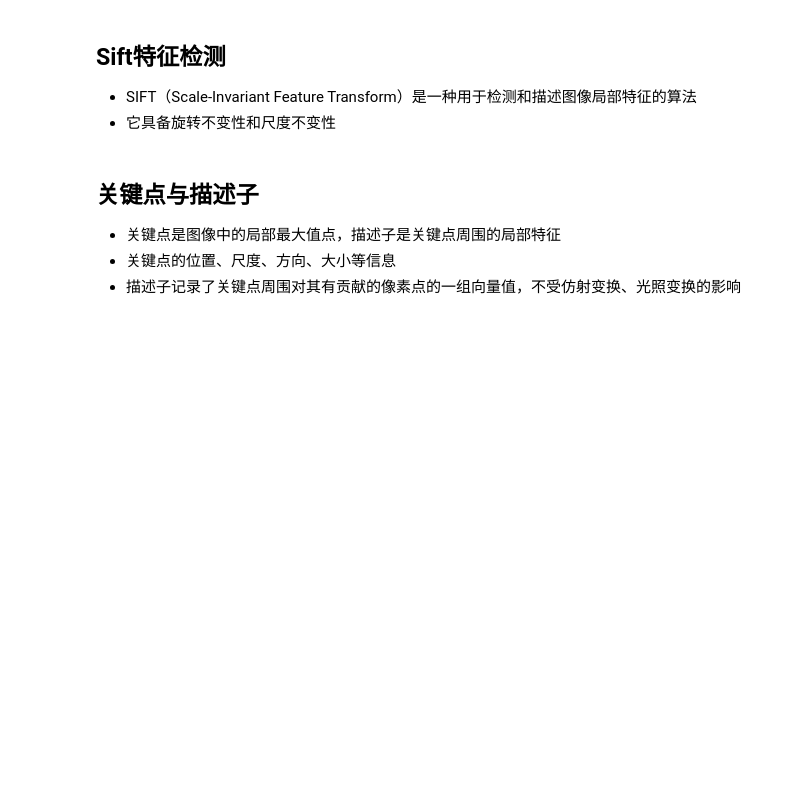
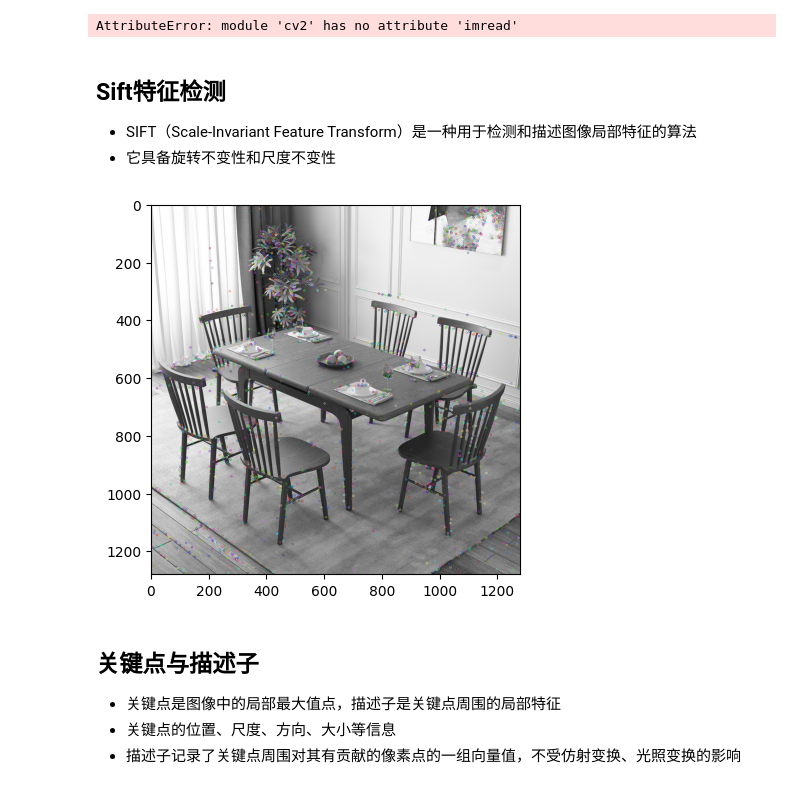
Before and after one commit to GottenZZP/opencvApiLearning, a Jupyter notebook: api/opencvApi.ipynb, the cells around one changed output. Cells and saved outputs as stored; diff of their text form; code cells hidden in the pictures; blank space fills up the shorter version.

```diff
--- a/api/opencvApi.ipynb
+++ b/api/opencvApi.ipynb
@@ -9,7 +10,7 @@ import numpy as np
 ![image-20240816193038930](https://cdn.jsdelivr.net/gh/GottenZZP/pictures@main/blogs/image-20240816193038930.png)
 - Harris角点具有旋转不变性，但是不具有尺度不变性
 # %%
-img = cv2.imread('../template/images/images.jpeg')
+img = cv2.imread('../template/images/image.jpg')
 
 # 灰度化
 gray = cv2.cvtColor(img, cv2.COLOR_BGR2GRAY)
@@ -22,23 +23,27 @@ dst = cv2.cornerHarris(gray, blockSize, ksize, k)
 
 # Harris角点显示
 img[dst>0.01*dst.max()] = [0, 0, 255]
-cv2.imshow('Harris', img)
-cv2.waitKey(0)
+plt.imshow(cv2.cvtColor(img, cv2.COLOR_BGR2RGB))
+plt.show()
+# %% [output]
+AttributeError: module 'cv2' has no attribute 'imread'
 # %% [markdown]
 ## Sift特征检测
 - SIFT（Scale-Invariant Feature Transform）是一种用于检测和描述图像局部特征的算法
 - 它具备旋转不变性和尺度不变性
 # %%
-img = cv2.imread('../template/images/images.jpeg')
+img = cv2.imread('../template/images/image.jpg')
 # 灰度化
 gray = cv2.cvtColor(img, cv2.COLOR_BGR2GRAY)
 # SIFT特征检测
-sift = cv2.xfeatures2d.SIFT_create()
+sift = cv2.SIFT_create()
 kp = sift.detect(gray, None)
 # SIFT特征显示
 cv2.drawKeypoints(gray, kp, img)
-cv2.imshow('SIFT', img)
-cv2.waitKey(0)
+plt.imshow(cv2.cvtColor(img, cv2.COLOR_BGR2RGB))
+plt.show()
+# %% [output]
+[figure, added]
 # %% [markdown]
 ## 关键点与描述子
 - 关键点是图像中的局部最大值点，描述子是关键点周围的局部特征
```
Also changed, not shown: parts of 12 cells of this notebook.
